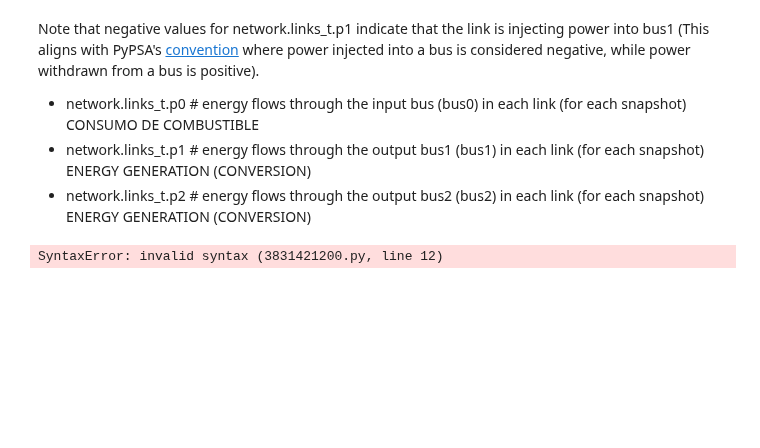
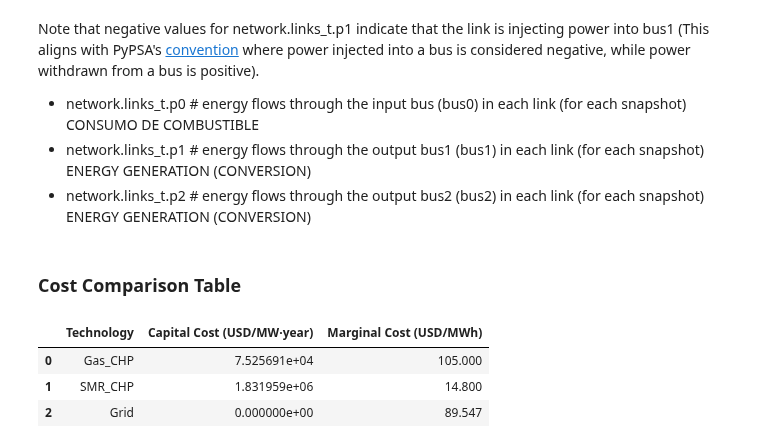
Before and after one commit to C-ansi-eof/SIDNE-Model, a Jupyter notebook: SMR_multilink.ipynb, the cells around one changed output. Cells and saved outputs as stored; diff of their text form; code cells hidden in the pictures; blank space fills up the shorter version.

```diff
--- a/SMR_multilink.ipynb
+++ b/SMR_multilink.ipynb
@@ -540,26 +990,26 @@ Note that negative values for network.links_t.p1 indicate that the link is injec
 # %%
 from IPython.display import display, HTML
 
 # Define the data
 data = {
     "Technology": ["Gas_CHP", "SMR_CHP", "Grid"],
     "Capital Cost (USD/MW·year)": [
         cost.loc["Gas_CHP", "annualized_investment"] + cost.loc["Gas_CHP", "FOM"] * 1000,
         cost.loc["SMR_CHP", "annualized_investment"] + cost.loc["SMR_CHP", "FOM"] * 1000,
         0  # Grid has no capital cost
     ],
     "Marginal Cost (USD/MWh)": [
-        cost.loc["Gas_CHP", "VOM"] + cost.loc["Gas_CHP", "fuel"]+ ,
+        cost.loc["Gas_CHP", "VOM"] + cost.loc["Gas_CHP", "fuel"]+cost.loc["Gas_CHP","carbon_cost"]*cost.loc["Gas_CHP","carbon_intensity"],
         cost.loc["SMR_CHP", "VOM"] + cost.loc["SMR_CHP", "fuel"],
         filtered_prices["Price"].mean()  # Average price for the grid
     ]
 }
-
-# Create a DataFrame
-costs_df = pd.DataFrame(data)
-
-# Display the table with a title
-display(HTML("<h3>Cost Comparison Table</h3>"))
+costs_df = pd.DataFrame(data) # Create a DataFrame
+display(HTML("<h3>Cost Comparison Table</h3>")) # Display the table with a title
 display(costs_df)
 # %% [output]
-SyntaxError: invalid syntax (3831421200.py, line 12)
+Cost Comparison Table
+|  | Technology | Capital Cost (USD/MW·year) | Marginal Cost (USD/MWh) |
+| 0 | Gas_CHP | 7.525691e+04 | 105.000 |
+| 1 | SMR_CHP | 1.831959e+06 | 14.800 |
+| 2 | Grid | 0.000000e+00 | 89.547 |
```
Also changed, not shown: parts of 23 cells of this notebook, 2 other files.
